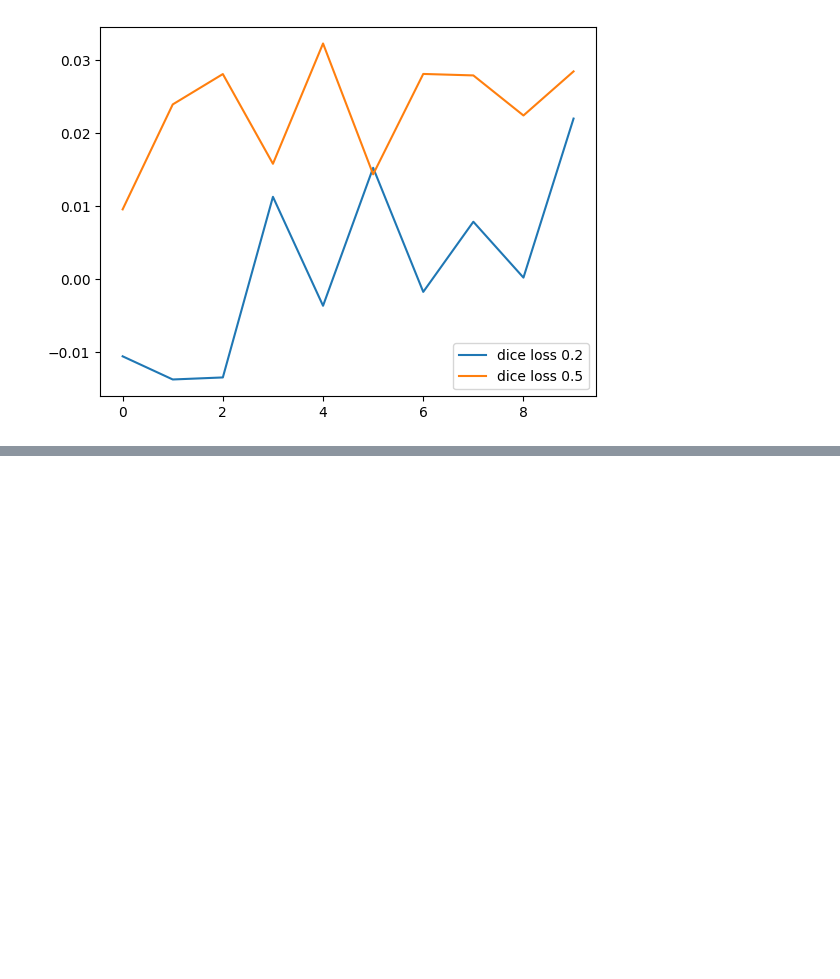
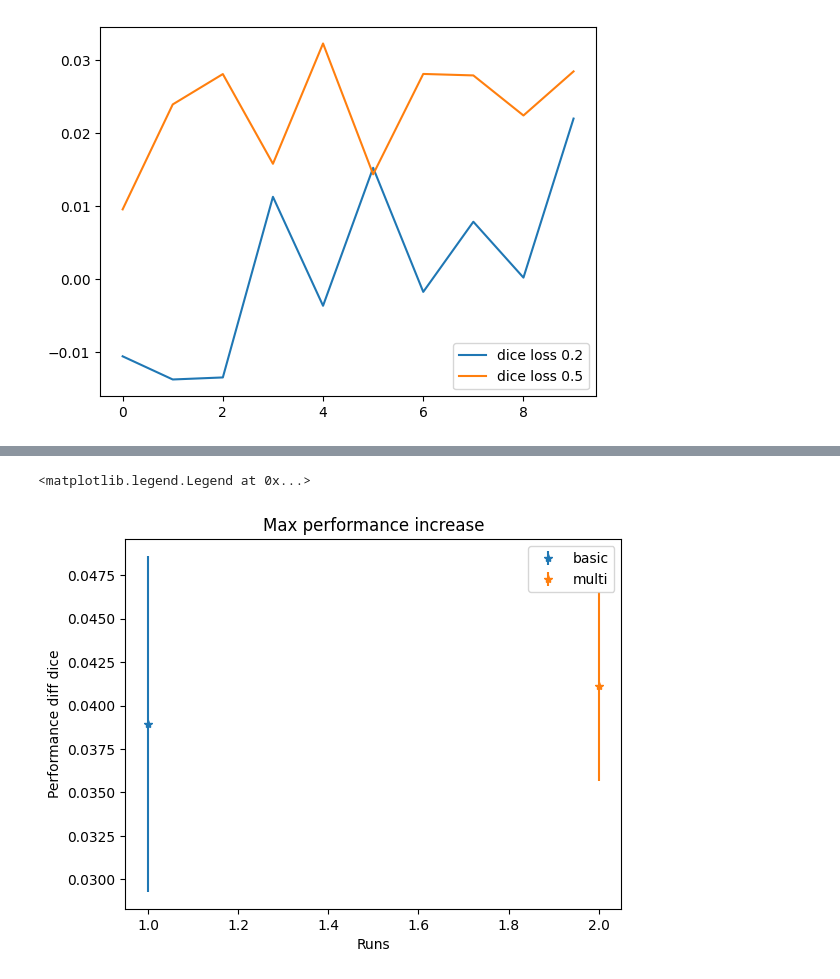
Before and after one commit to andreasaspe/3DSegRef, a Jupyter notebook: uncertainty/plotting.ipynb, the cells around one changed output, grey strips where cells are left out. Drawn from its saved outputs; the diff is of its cells as text; code cells hidden in the pictures; blank space fills up the shorter version.

```diff
--- a/uncertainty/plotting.ipynb
+++ b/uncertainty/plotting.ipynb
@@ -282,0 +405,12 @@ torch.Size([1, 2, 15625, 2])
+# %%
+fig, ax = plt.subplots(1,1)
+
+ax = basic.plot_mean_performance(ax = ax, index=1, name = 'basic')
+ax = multi.plot_mean_performance(ax = ax, index=2, name = 'multi')
+ax.set_title('Max performance increase')
+ax.set_xlabel('Runs')
+ax.set_ylabel('Performance diff dice')
+ax.legend()
+# %% [output]
+<matplotlib.legend.Legend at 0x...>
+[figure, added]
```
Also changed, not shown: parts of 6 cells of this notebook, 7 other files.
